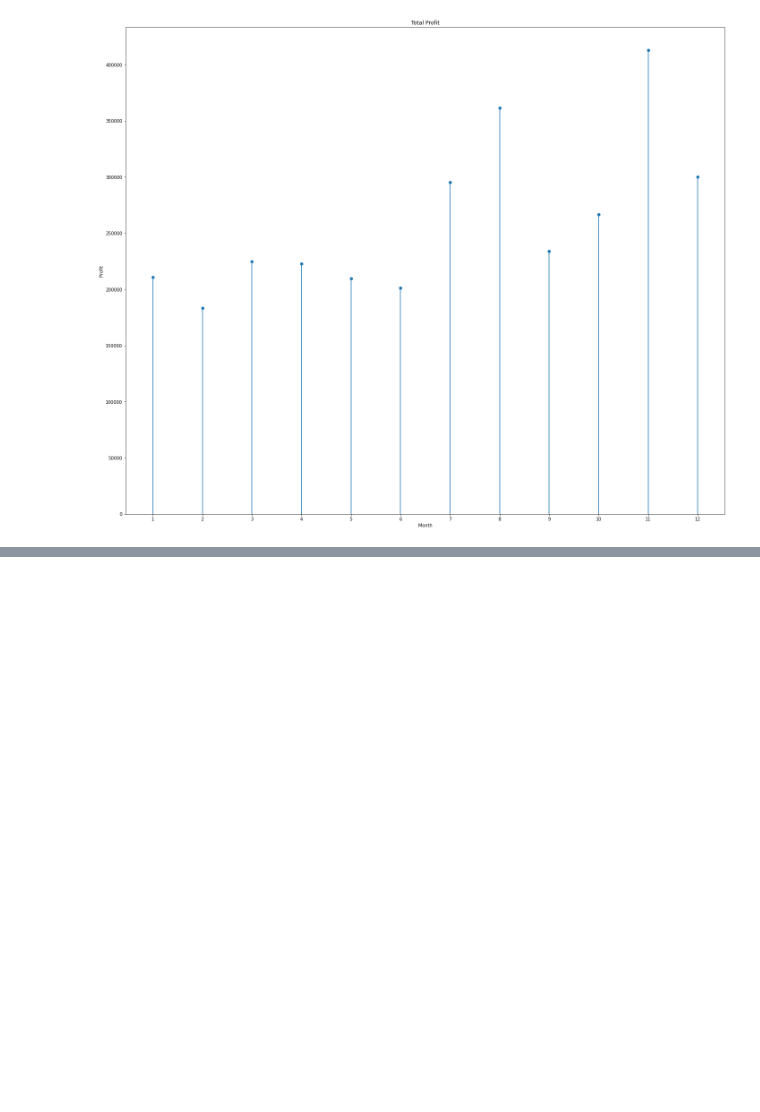
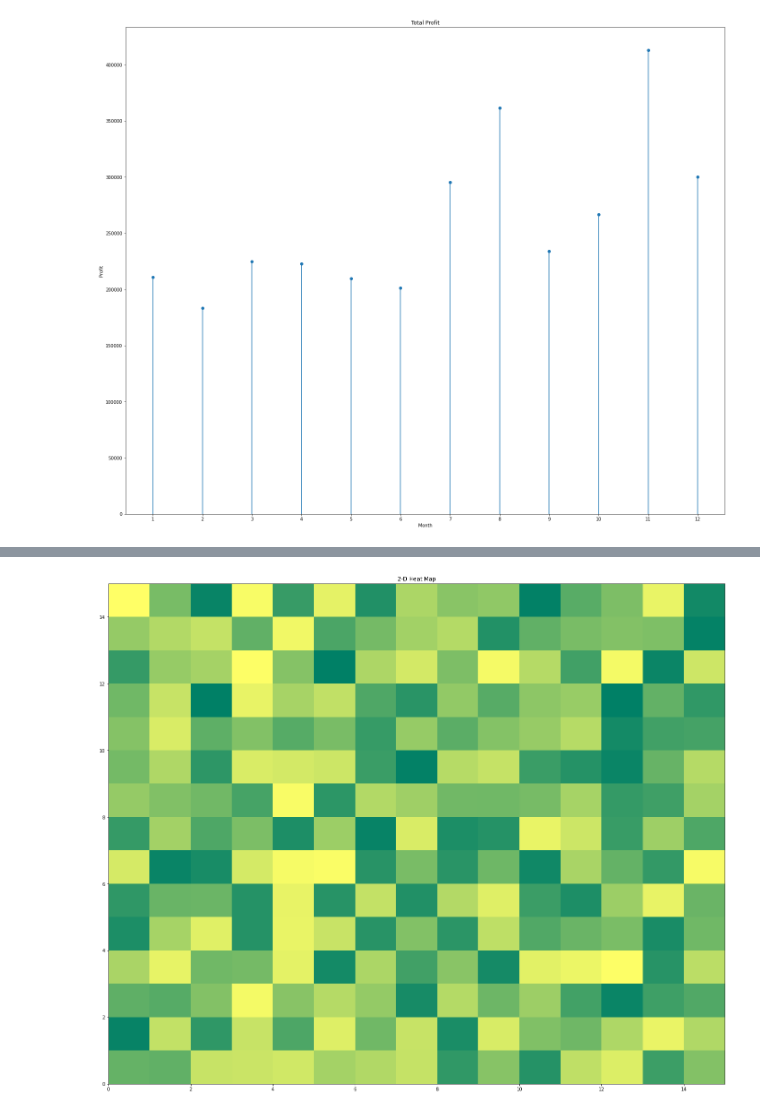
Before and after one commit to ecrespo/data_science_portfoliio, a Jupyter notebook: notebooks/Matplotlib.ipynb, the cells around one changed output, grey strips where cells are left out. Saved outputs shown, nothing was run; the diff lists cells and outputs as text; code cells hidden in the pictures; blank space fills up the shorter version.

```diff
--- a/notebooks/Matplotlib.ipynb
+++ b/notebooks/Matplotlib.ipynb
@@ -1033,0 +1047,9 @@ plt.show()
+# %%
+Z = np.random.rand( 15 , 15 )
+
+plt.pcolormesh( Z , cmap = 'summer' )
+
+plt.title( '2-D Heat Map' )
+plt.show()
+# %% [output]
+[figure, added]
```
Also changed, not shown: parts of 12 cells of this notebook.
